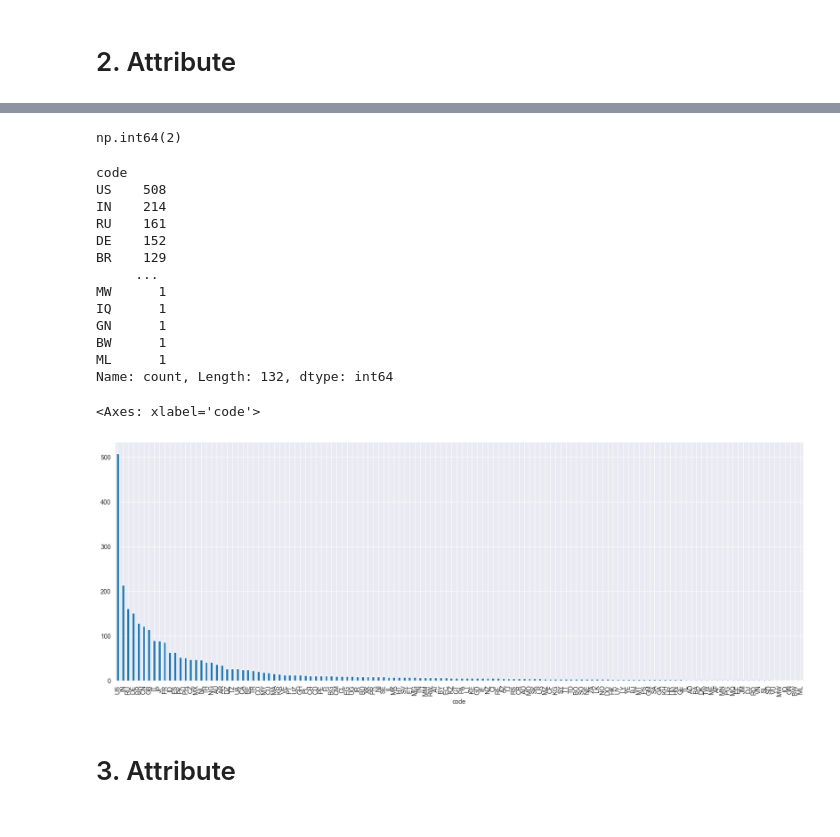
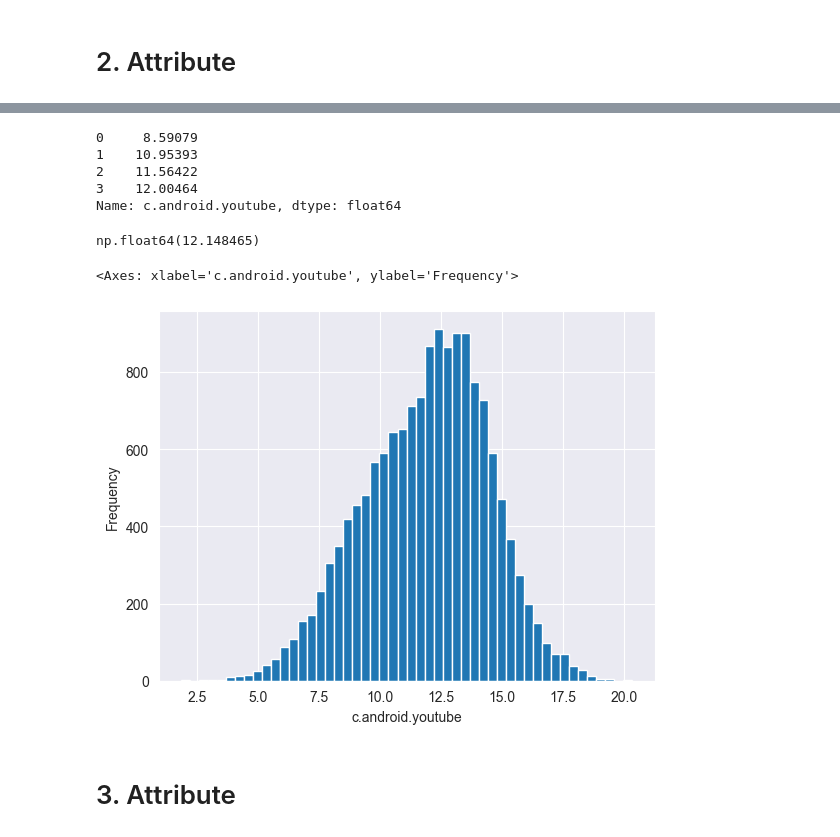
Before and after one commit to JakubIvacek/IAU_PROJECT, a Jupyter notebook: project.ipynb, the cells around one changed output, grey strips where cells are left out. Saved outputs shown, nothing was run; the diff lists cells and outputs as text; code cells hidden in the pictures.

```diff
--- a/project.ipynb
+++ b/project.ipynb
@@ -334,28 +304,20 @@ array(['GT', 'TL', 'FR', 'AR', 'JP', 'IN', 'US', 'CN', 'RU', 'PH', 'GB',
 # %%
-devices['code'].isnull().sum()
+connections['c.android.youtube'].mode()
 # %% [output]
-np.int64(2)
+0     8.59079
+1    10.95393
+2    11.56422
+3    12.00464
+Name: c.android.youtube, dtype: float64
 # %%
-devices['code'].value_counts()
+connections['c.android.youtube'].median()
 # %% [output]
-code
-US    508
-IN    214
-RU    161
-DE    152
-BR    129
-     ...
-MW      1
-IQ      1
-GN      1
-BW      1
-ML      1
-Name: count, Length: 132, dtype: int64
+np.float64(12.148465)
 # %%
-devices['code'].value_counts().plot(kind='bar', figsize=(20, 7))
+connections['c.android.youtube'].plot.hist(bins=50, xlabel="c.android.youtube")
 # %% [output]
-<Axes: xlabel='code'>
+<Axes: xlabel='c.android.youtube', ylabel='Frequency'>
-[figure, old version]
+[figure, new version]
 # %% [markdown]
 # 3. Attribute
 # %%
```
Also changed, not shown: parts of 42 cells of this notebook.
